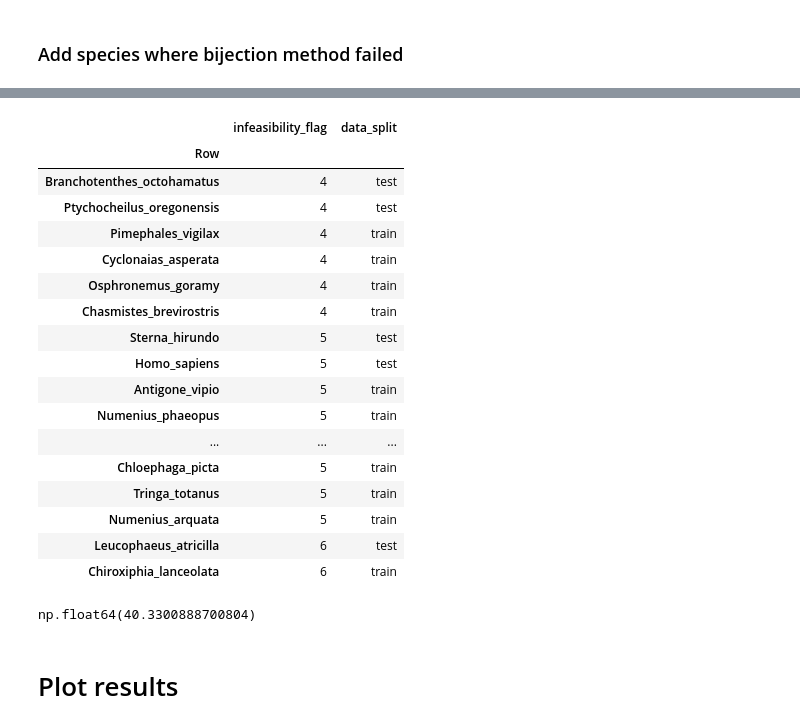
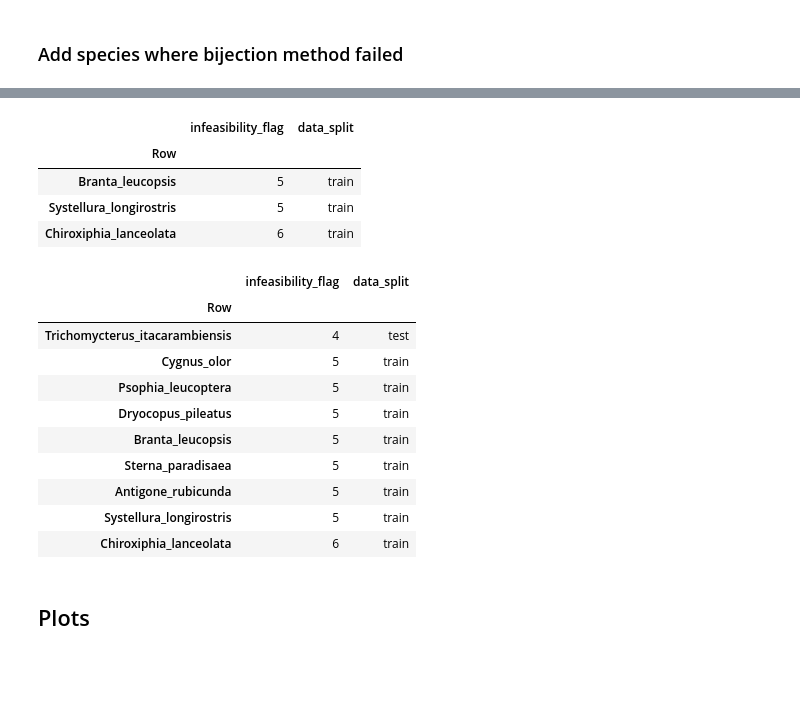
Before and after one commit to diogo-f-oliveira/DEB_ML_Init, a Jupyter notebook: notebooks/Compare models on feasibility.ipynb, the cells around one changed output, grey strips where cells are left out. Drawn from its saved outputs; the diff is of its cells as text; code cells hidden in the pictures; blank space fills up the shorter version.

```diff
--- a/notebooks/Compare models on feasibility.ipynb
+++ b/notebooks/Compare models on feasibility.ipynb
@@ -57,7 +60,16 @@ Taxo1NN
+# %%
+bijection_stats_df = pd.read_csv(f"{results_folder}/bijection_method/bijection_stats.csv", index_col=0)
+bijection_stats_df['get_tj_error'] = bijection_stats_df['get_tj_error'].astype(bool)
+for species in feas_df_dict['BijectionMethod'].index.values:
+    if feas_df_dict['BijectionMethod'].at[species, 'infeasibility_flag'] == 'error':
+        if bijection_stats_df.at[species, 'get_tj_error']:
+            feas_df_dict['BijectionMethod'].at[species, 'infeasibility_flag'] = '7'
+        else:
+            feas_df_dict['BijectionMethod'].at[species, 'infeasibility_flag'] = '6'
 # %% [markdown]
 ### Add species where bijection method failed
 # %%
-species_bijection_failed = feas_df_dict['AmP'].index.difference(feas_df_dict['BijectionMethod'].index).values
+species_bijection_failed = feas_df_dict['AmP_minimum'].index.difference(feas_df_dict['BijectionMethod'].index).values
 bijection_failed_df = pd.DataFrame(index=species_bijection_failed, columns=feas_df_dict['BijectionMethod'].columns)
 bijection_failed_df['infeasibility_flag'] = 'failed'
 bijection_failed_df['feasible'] = False
@@ -158,30 +180,9 @@ feasible_counts['train'].groupby(['method', 'infeasibility_flag']).sum()
 # %%
-df = feas_df_dict['MLPSC']
+df = feas_df_dict['MLP']
 df.loc[df['infeasibility_flag'] != '0', ['infeasibility_flag', 'data_split']].sort_values(by=['infeasibility_flag', 'data_split'])
 # %% [output]
 |  | infeasibility_flag | data_split |
 | Row |  |  |
-| Branchotenthes_octohamatus | 4 | test |
-| Ptychocheilus_oregonensis | 4 | test |
-| Pimephales_vigilax | 4 | train |
-| Cyclonaias_asperata | 4 | train |
-| Osphronemus_goramy | 4 | train |
-| Chasmistes_brevirostris | 4 | train |
-| Sterna_hirundo | 5 | test |
-| Homo_sapiens | 5 | test |
-| Antigone_vipio | 5 | train |
-| Numenius_phaeopus | 5 | train |
-| ... | ... | ... |
-| Chloephaga_picta | 5 | train |
-| Tringa_totanus | 5 | train |
-| Numenius_arquata | 5 | train |
-| Leucophaeus_atricilla | 6 | test |
+| Branta_leucopsis | 5 | train |
+| Systellura_longirostris | 5 | train |
 | Chiroxiphia_lanceolata | 6 | train |
-# %%
-df = feas_df_dict['BijectionMethod']
-df[df['infeasibility_flag'] != '0']
-df['feasible'].sum()/df.shape[0] * 100
-# %% [output]
-np.float64(40.3300888700804)
-# %% [markdown]
-# Plot results
@@ -195,0 +189,17 @@ method_names = {
+# %%
+df = feas_df_dict['MLPSC']
+df.loc[df['infeasibility_flag'] != '0', ['infeasibility_flag', 'data_split']].sort_values(by=['infeasibility_flag', 'data_split'])
+# %% [output]
+|  | infeasibility_flag | data_split |
+| Row |  |  |
+| Trichomycterus_itacarambiensis | 4 | test |
+| Cygnus_olor | 5 | train |
+| Psophia_leucoptera | 5 | train |
+| Dryocopus_pileatus | 5 | train |
+| Branta_leucopsis | 5 | train |
+| Sterna_paradisaea | 5 | train |
+| Antigone_rubicunda | 5 | train |
+| Systellura_longirostris | 5 | train |
+| Chiroxiphia_lanceolata | 6 | train |
+# %% [markdown]
+## Plots
```
Also changed, not shown: parts of 26 cells of this notebook.
